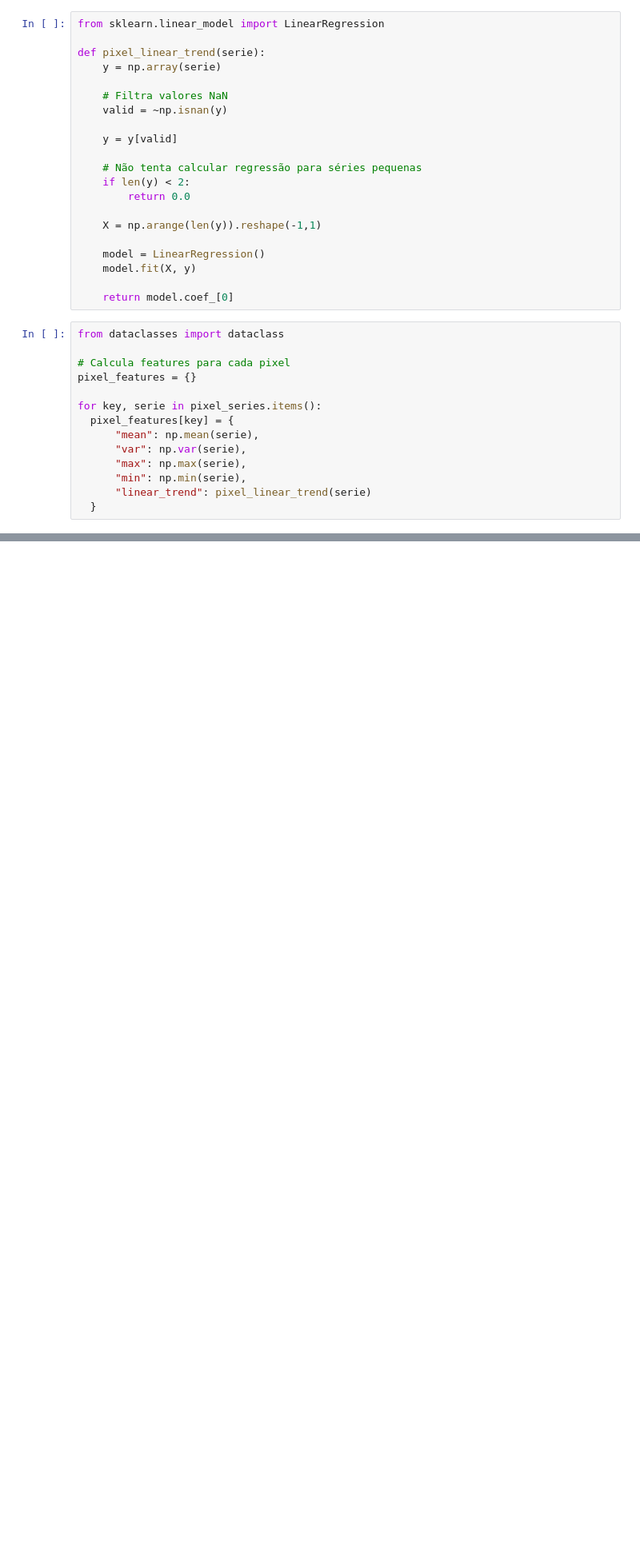
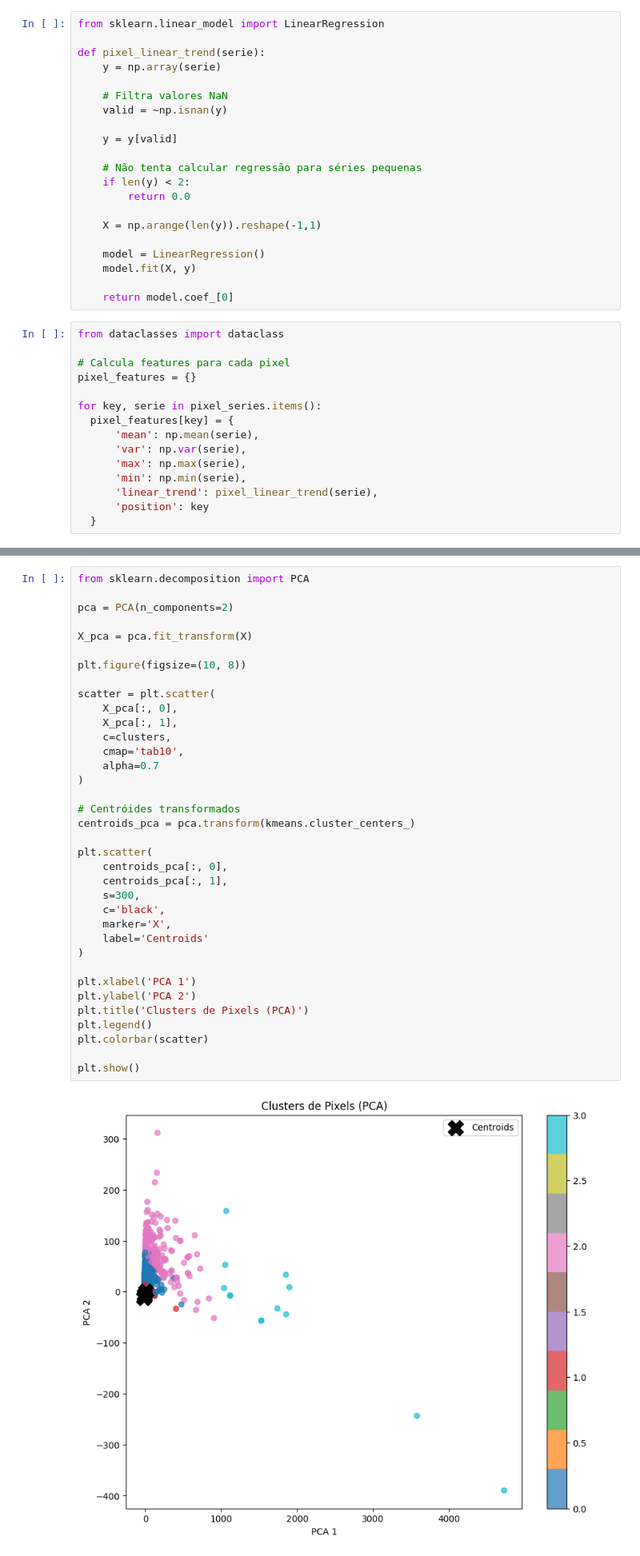
Before and after one commit to sofialindner/ntl-urban-expansion-mapping, a Jupyter notebook: main.ipynb, the cells around one changed output, grey strips where cells are left out. Shown at 80% size. Drawn from its saved outputs; the diff is of its cells as text; blank space fills up the shorter version.

Commit message:
:hammer: improve: try clustering approach and add normalization

```diff
--- a/main.ipynb
+++ b/main.ipynb
@@ -64,9 +64,10 @@ pixel_features = {}
 
 for key, serie in pixel_series.items():
   pixel_features[key] = {
-      "mean": np.mean(serie),
-      "var": np.var(serie),
-      "max": np.max(serie),
-      "min": np.min(serie),
-      "linear_trend": pixel_linear_trend(serie)
+      'mean': np.mean(serie),
+      'var': np.var(serie),
+      'max': np.max(serie),
+      'min': np.min(serie),
+      'linear_trend': pixel_linear_trend(serie),
+      'position': key
   }
@@ -92,0 +95,38 @@ PIXEL (np.int64(182), np.int64(34))
+# %%
+from sklearn.decomposition import PCA
+
+pca = PCA(n_components=2)
+
+X_pca = pca.fit_transform(X)
+
+plt.figure(figsize=(10, 8))
+
+scatter = plt.scatter(
+    X_pca[:, 0],
+    X_pca[:, 1],
+    c=clusters,
+    cmap='tab10',
+    alpha=0.7
+)
+
+# Centróides transformados
+centroids_pca = pca.transform(kmeans.cluster_centers_)
+
+plt.scatter(
+    centroids_pca[:, 0],
+    centroids_pca[:, 1],
+    s=300,
+    c='black',
+    marker='X',
+    label='Centroids'
+)
+
+plt.xlabel('PCA 1')
+plt.ylabel('PCA 2')
+plt.title('Clusters de Pixels (PCA)')
+plt.legend()
+plt.colorbar(scatter)
+
+plt.show()
+# %% [output]
+[figure, added]
```
Also changed, not shown: parts of 3 cells of this notebook.
